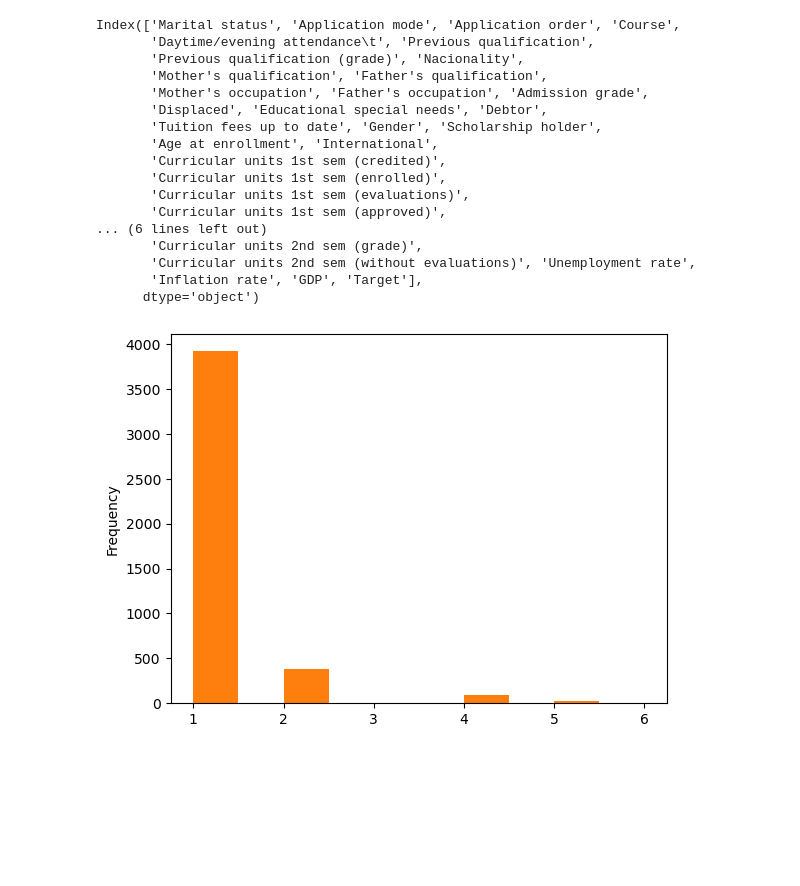
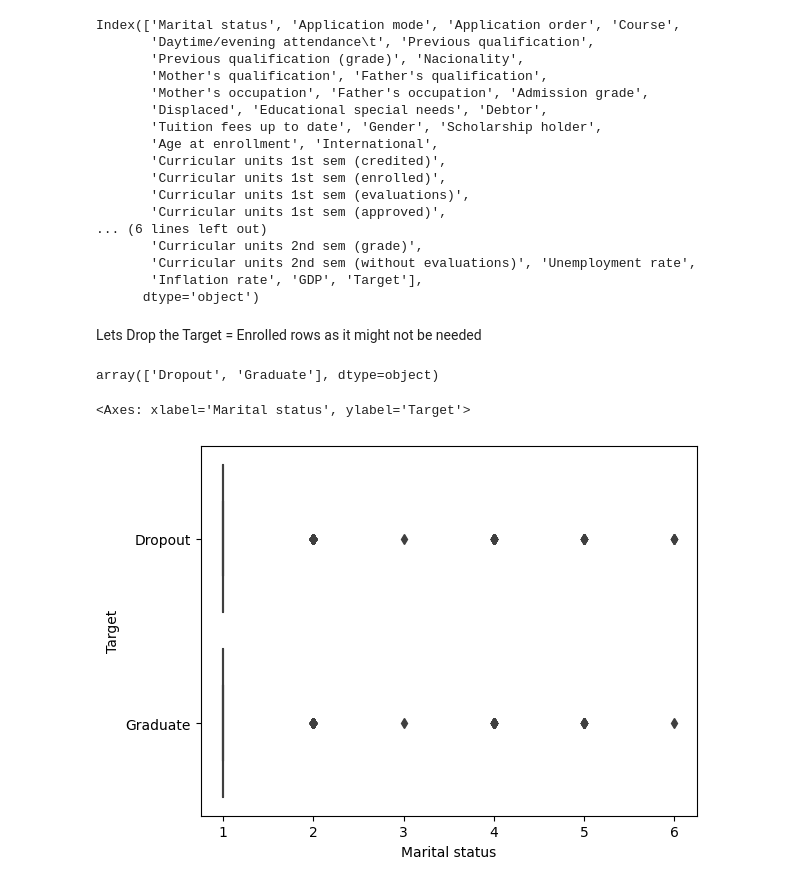
Before and after one commit to Ran-Dhir-Singh/Student_dropout, a Jupyter notebook: notebooks/EDA.ipynb, the cells around one changed output. Saved outputs shown, nothing was run; the diff lists cells and outputs as text; code cells hidden in the pictures; blank space fills up the shorter version.

```diff
--- a/notebooks/EDA.ipynb
+++ b/notebooks/EDA.ipynb
@@ -85,8 +110,15 @@ Index(['Marital status', 'Application mode', 'Application order', 'Course',
        'Curricular units 2nd sem (without evaluations)', 'Unemployment rate',
        'Inflation rate', 'GDP', 'Target'],
       dtype='object')
-# %%
-df['Marital status'].plot(kind='hist');
-plt.show()
-# %% [output]
-[figure, removed]
+# %% [markdown]
+Lets Drop the Target = Enrolled rows as it might not be needed
+# %%
+df = df[df['Target']!='Enrolled']
+df['Target'].unique()
+# %% [output]
+array(['Dropout', 'Graduate'], dtype=object)
+# %%
+sns.boxplot(x='Marital status', y='Target', data=df)
+# %% [output]
+<Axes: xlabel='Marital status', ylabel='Target'>
+[figure, added]
```
Also changed, not shown: parts of 14 cells of this notebook.
